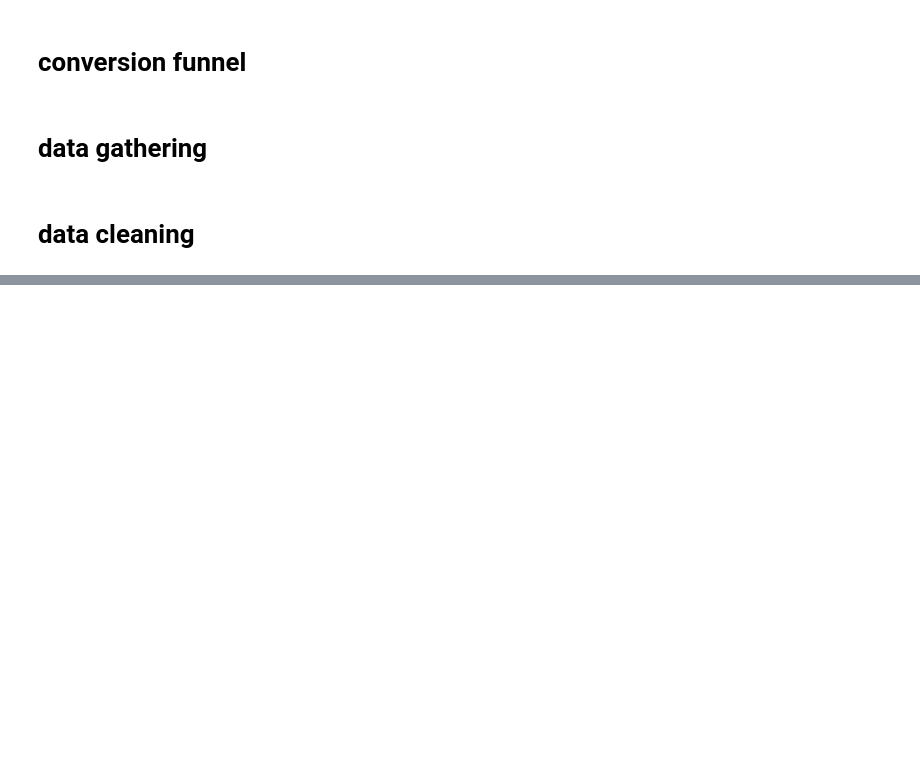
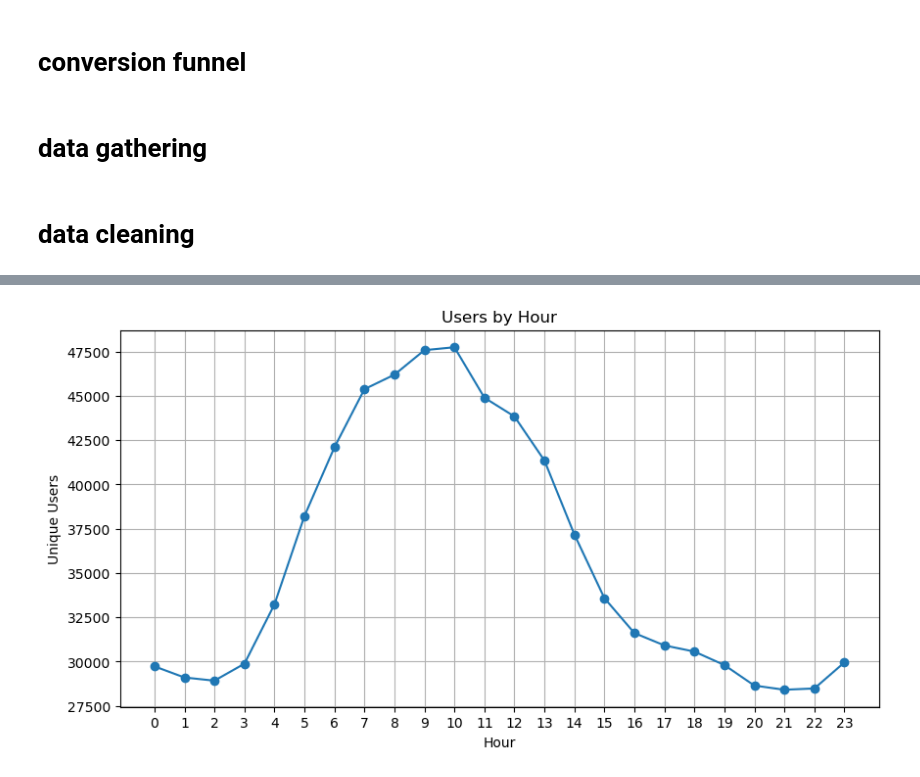
Before and after one commit to karthik-manikulam/GA360-Funnel-Analysis, a Jupyter notebook: Untitled.ipynb, the cells around one changed output, grey strips where cells are left out. Saved outputs shown, nothing was run; the diff lists cells and outputs as text; code cells hidden in the pictures; blank space fills up the shorter version.

```diff
--- a/Untitled.ipynb
+++ b/Untitled.ipynb
@@ -310,0 +349,19 @@ check.head(25)
+# %%
+users_by_hour = users.groupby("hour")["fullVisitorId"].nunique()
+plt.figure(figsize=(10, 5))
+
+plt.plot(
+    users_by_hour.index,
+    users_by_hour.values,
+    marker="o"
+)
+
+plt.xlabel("Hour")
+plt.ylabel("Unique Users")
+plt.title("Users by Hour")
+
+plt.xticks(range(24))
+plt.grid()
+plt.show()
+# %% [output]
+[figure, added]
```
Also changed, not shown: parts of 65 cells of this notebook, 6 other files.
